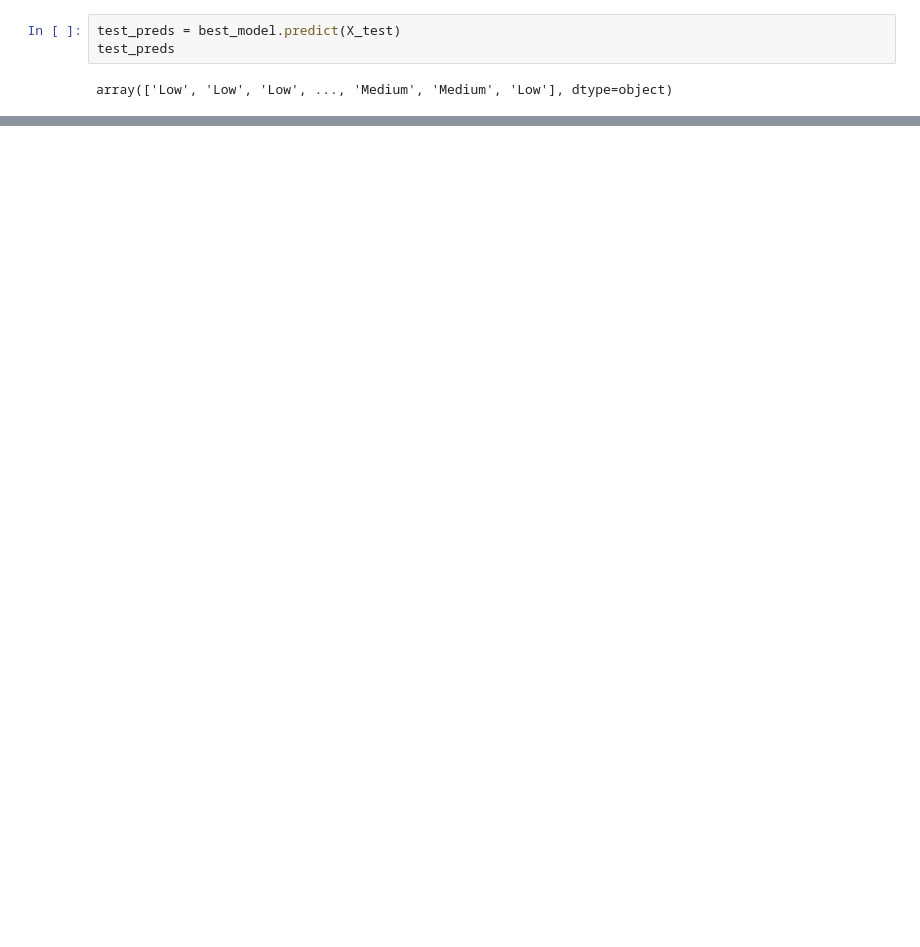
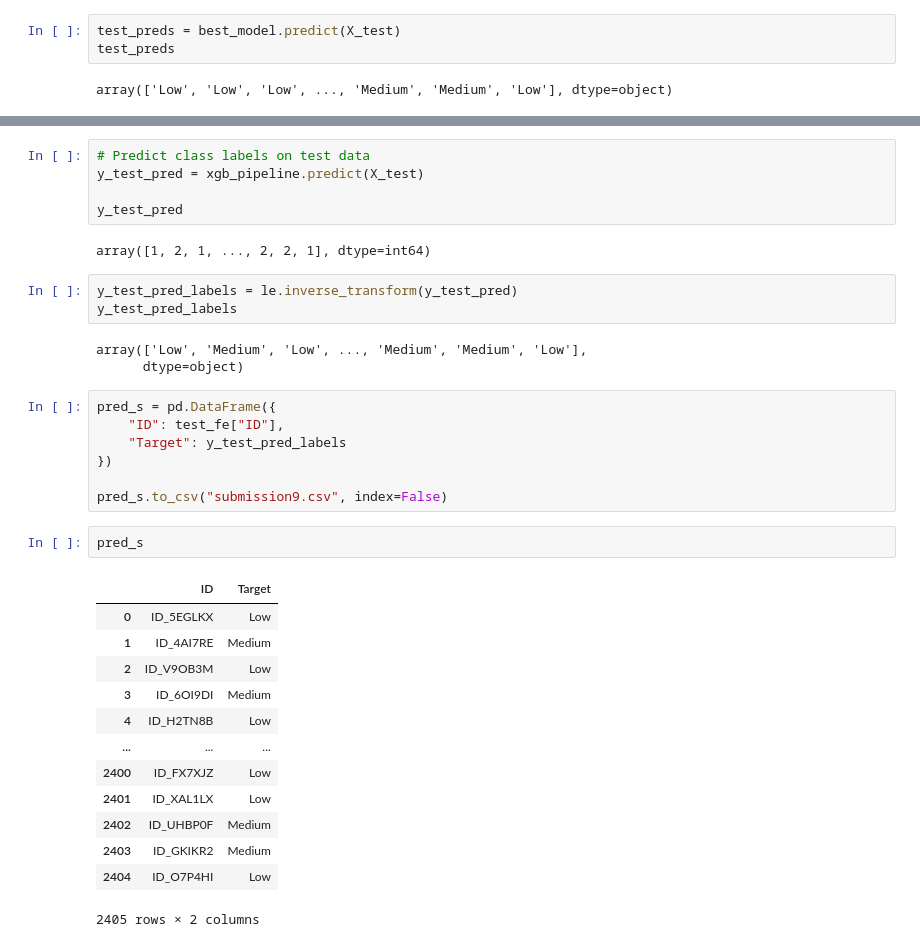
Before and after one commit to Victoria-ui227/financial_health_predictionChallenge, a Jupyter notebook: notebook2.ipynb, the cells around one changed output, grey strips where cells are left out. Cells and saved outputs as stored; diff of their text form; blank space fills up the shorter version.

```diff
--- a/notebook2.ipynb
+++ b/notebook2.ipynb
@@ -535,0 +742,36 @@ pred_df3
+# %%
+# Predict class labels on test data
+y_test_pred = xgb_pipeline.predict(X_test)
+
+y_test_pred
+# %% [output]
+array([1, 2, 1, ..., 2, 2, 1], dtype=int64)
+# %%
+y_test_pred_labels = le.inverse_transform(y_test_pred)
+y_test_pred_labels
+# %% [output]
+array(['Low', 'Medium', 'Low', ..., 'Medium', 'Medium', 'Low'],
+      dtype=object)
+# %%
+pred_s = pd.DataFrame({
+    "ID": test_fe["ID"],
+    "Target": y_test_pred_labels
+})
+
+pred_s.to_csv("submission9.csv", index=False)
+# %%
+pred_s
+# %% [output]
+|  | ID | Target |
+| 0 | ID_5EGLKX | Low |
+| 1 | ID_4AI7RE | Medium |
+| 2 | ID_V9OB3M | Low |
+| 3 | ID_6OI9DI | Medium |
+| 4 | ID_H2TN8B | Low |
+| ... | ... | ... |
+| 2400 | ID_FX7XJZ | Low |
+| 2401 | ID_XAL1LX | Low |
+| 2402 | ID_UHBP0F | Medium |
+| 2403 | ID_GKIKR2 | Medium |
+| 2404 | ID_O7P4HI | Low |
+2405 rows × 2 columns
```
Also changed, not shown: parts of 39 cells of this notebook.
